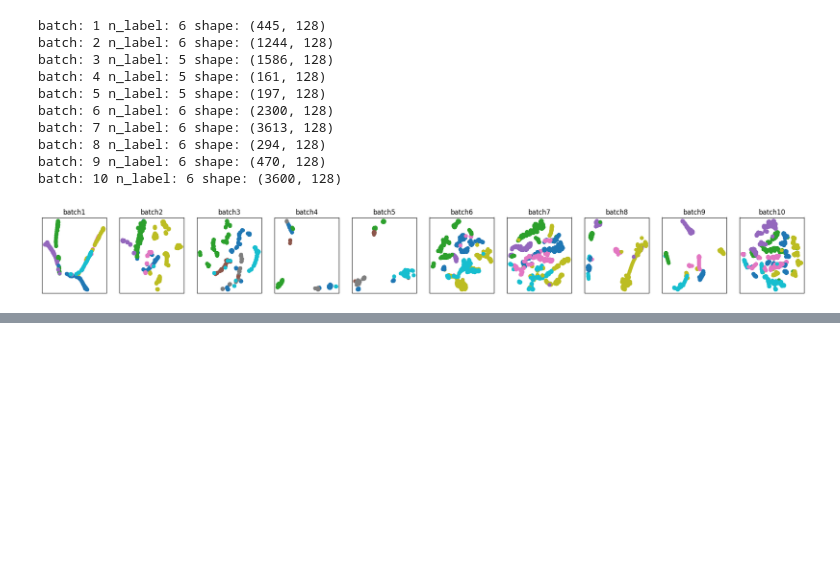
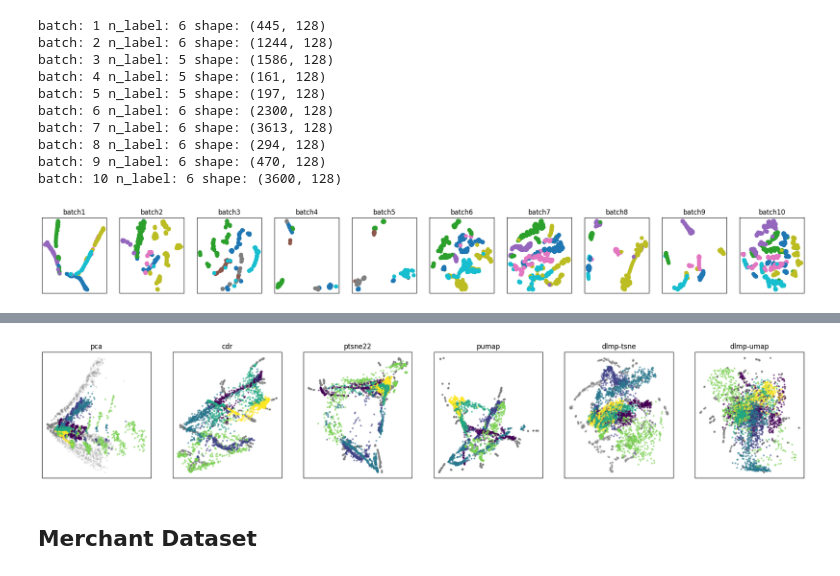
Before and after one commit to Kpure1000/OOS-DR-Benchmark, a Jupyter notebook: gen_truth.ipynb, the cells around one changed output, grey strips where cells are left out. Drawn from its saved outputs; the diff is of its cells as text; code cells hidden in the pictures; blank space fills up the shorter version.

```diff
--- a/gen_truth.ipynb
+++ b/gen_truth.ipynb
@@ -827,13 +827,3 @@ with h5.File(f'datasets/truth/raid_{X_train.shape[0]+X_test.shape[0]}.h5', 'w')
 # %% [output]
 X_train shape: (1355, 1536)
 X_test shape: (600, 1536)
-# %%
-from sklearn.decomposition import PCA
-from umap.parametric_umap import ParametricUMAP
-
-# X_train = PCA(n_components=50).fit_transform(X_train)
-# X_test  = PCA(n_components=50).fit_transform(X_test)
-
-pca = ParametricUMAP(n_components=2)
-proj_train = pca.fit_transform(X_train)
-proj_test = pca.transform(X_test)
@@ -926,17 +970,21 @@ plt.show()
 # %% [output]
 [figure]
 # %%
-
+import h5py as h5
+from sklearn.preprocessing import StandardScaler
 with h5.File(f'org_datasets/sensor/batch{7}.h5', 'r') as f:
     X_train = f['X'][:]
     y_train = f['y'][:]
+    X_train = StandardScaler().fit_transform(X_train)
+
 
 with h5.File(f'org_datasets/sensor/batch{10}.h5', 'r') as f:
     X_test = f['X'][:]
     y_test = f['y'][:]
+    X_test = StandardScaler().fit_transform(X_test)
 # %%
 from methods.methods import *
-methods_name = ['pca', 'cdr', 'ptsne22', 'pumap']
+methods_name = ['pca', 'cdr', 'ptsne22', 'pumap', 'dlmp-tsne', 'dlmp-umap']
 methods = Methods(verbose=True)
 
 projects=[]
@@ -950,0 +1043,14 @@ for method in methods_name:
+# %%
+import matplotlib.pyplot as plt
+ncols = len(methods_name)
+fig, ax = plt.subplots(1, ncols, figsize=(4*ncols, 4))
+for i, (ptrain, ptest) in enumerate(projects):
+    ax[i].scatter(ptrain[:,0],ptrain[:,1],c='gray', s=5, alpha=0.1)
+    ax[i].scatter(ptest[:,0],ptest[:,1],c=y_test, s=5, alpha=0.5)
+    ax[i].set_title(methods_name[i])
+    ax[i].set_xticks([])
+    ax[i].set_yticks([])
+# %% [output]
+[figure, added]
+# %% [markdown]
+## Merchant Dataset
```
Also changed, not shown: parts of 10 cells of this notebook.
